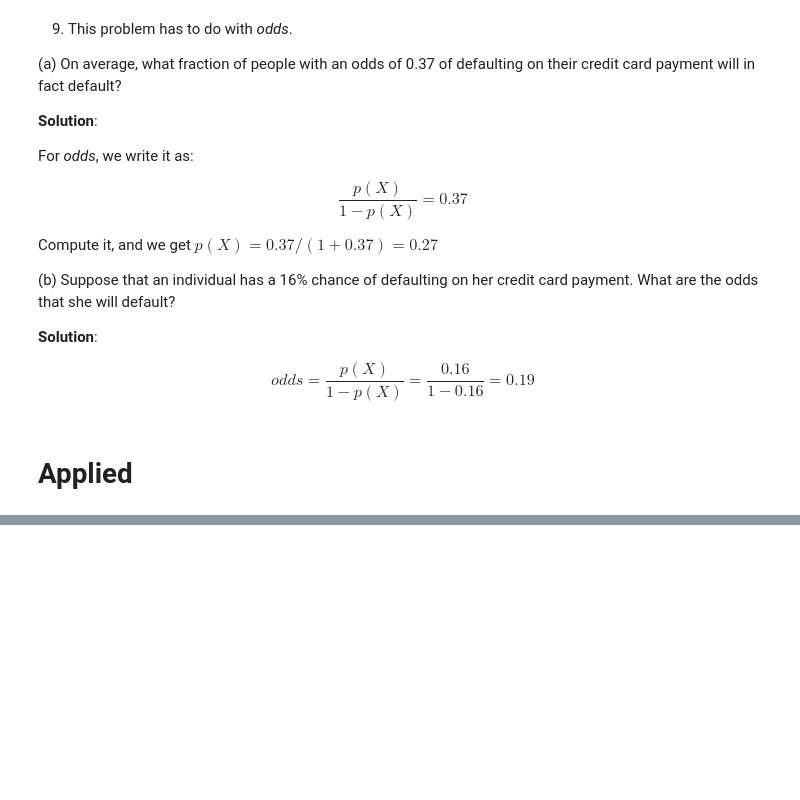
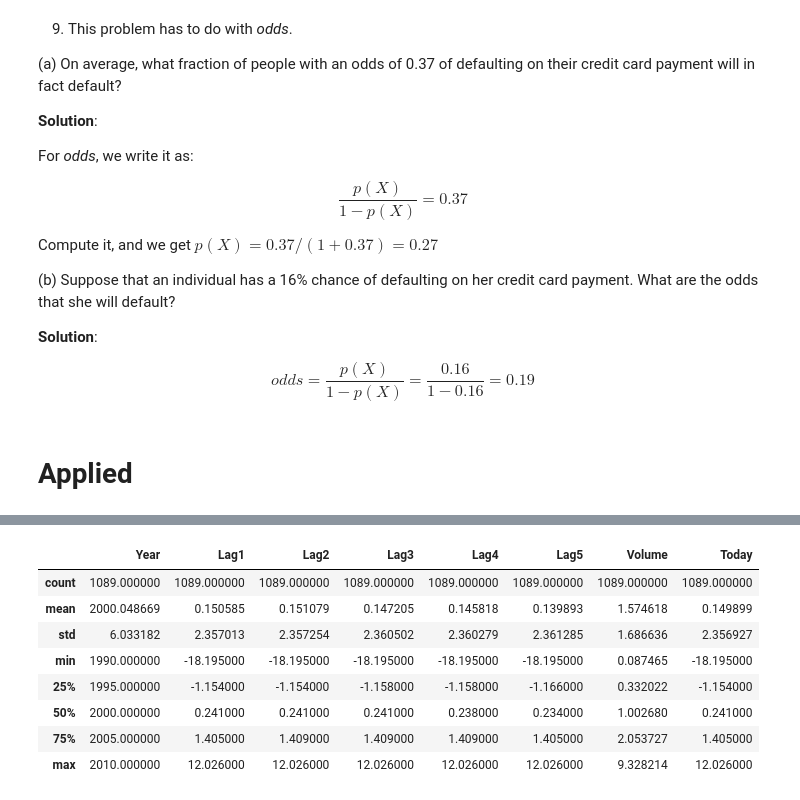
Before and after one commit to chenyulue/ISLP, a Jupyter notebook: Ch04/Ch04-Classification_Exercises.ipynb, the cells around one changed output, grey strips where cells are left out. Drawn from its saved outputs; the diff is of its cells as text; code cells hidden in the pictures; blank space fills up the shorter version.

```diff
--- a/Ch04/Ch04-Classification_Exercises.ipynb
+++ b/Ch04/Ch04-Classification_Exercises.ipynb
@@ -168,0 +200,12 @@ $$odds = \frac{p(X)}{1-p(X)} = \frac{0.16}{1-0.16} = 0.19$$
+# %%
+weekly.describe()
+# %% [output]
+|  | Year | Lag1 | Lag2 | Lag3 | Lag4 | Lag5 | Volume | Today |
+| count | 1089.000000 | 1089.000000 | 1089.000000 | 1089.000000 | 1089.000000 | 1089.000000 | 1089.000000 | 1089.000000 |
+| mean | 2000.048669 | 0.150585 | 0.151079 | 0.147205 | 0.145818 | 0.139893 | 1.574618 | 0.149899 |
+| std | 6.033182 | 2.357013 | 2.357254 | 2.360502 | 2.360279 | 2.361285 | 1.686636 | 2.356927 |
+| min | 1990.000000 | -18.195000 | -18.195000 | -18.195000 | -18.195000 | -18.195000 | 0.087465 | -18.195000 |
+| 25% | 1995.000000 | -1.154000 | -1.154000 | -1.158000 | -1.158000 | -1.166000 | 0.332022 | -1.154000 |
+| 50% | 2000.000000 | 0.241000 | 0.241000 | 0.241000 | 0.238000 | 0.234000 | 1.002680 | 0.241000 |
+| 75% | 2005.000000 | 1.405000 | 1.409000 | 1.409000 | 1.409000 | 1.405000 | 2.053727 | 1.405000 |
+| max | 2010.000000 | 12.026000 | 12.026000 | 12.026000 | 12.026000 | 12.026000 | 9.328214 | 12.026000 |
```
Also changed, not shown: parts of 28 cells of this notebook.
